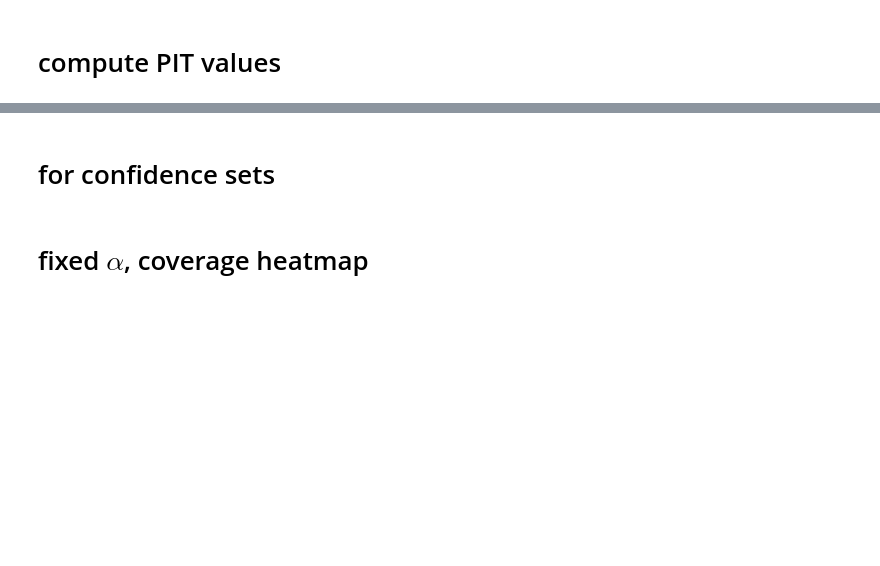
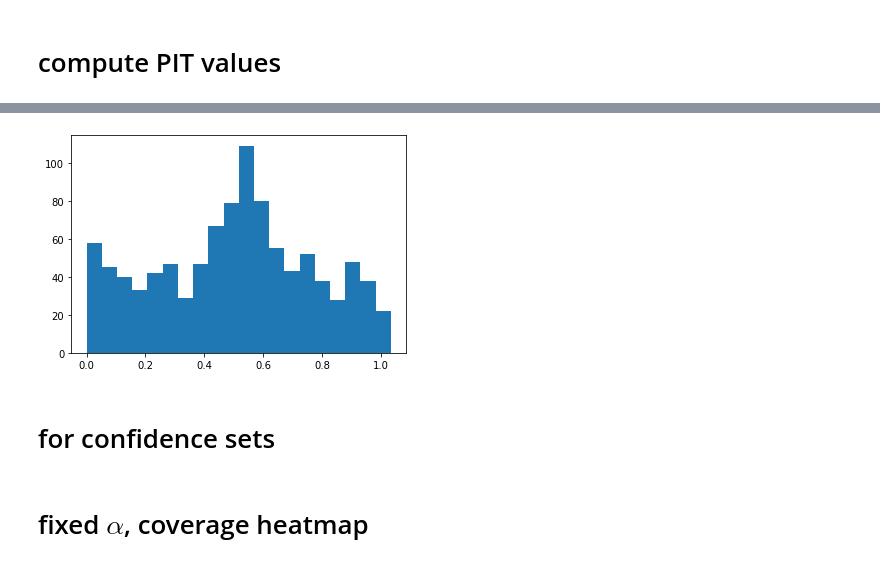
Before and after one commit to zhao-david/CDE-diagnostics, a Jupyter notebook: toy_example_2_v3.ipynb, the cells around one changed output, grey strips where cells are left out. Cells and saved outputs as stored; diff of their text form; code cells hidden in the pictures; blank space fills up the shorter version.

```diff
--- a/toy_example_2_v3.ipynb
+++ b/toy_example_2_v3.ipynb
@@ -330,5 +241,3 @@ print('Integral of the first density integrates to: %.2f' % den_integral)
 # %%
 # obs samples (theta,x) from joint distribution --> theta as obs posterior sample given x
-theta_test
+pit_values = cdf_coverage(all_pdf_values_data, theta_grid, theta_data)
-# %%
-pit_values = cdf_coverage(cde_test, theta_grid, theta_test)
@@ -344,0 +244,5 @@ model.fit(x_train=x_train, z_train=z_train)
+# %%
+plt.hist(pit_values, bins=20)
+plt.show()
+# %% [output]
+[figure, added]
```
Also changed, not shown: parts of 22 cells of this notebook.
